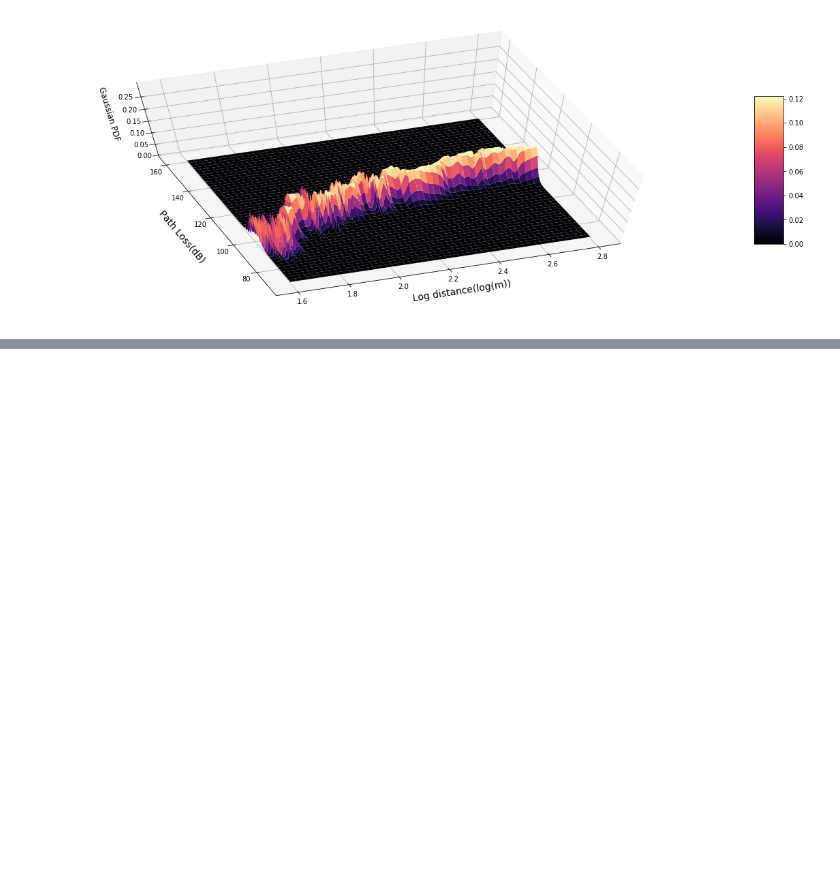
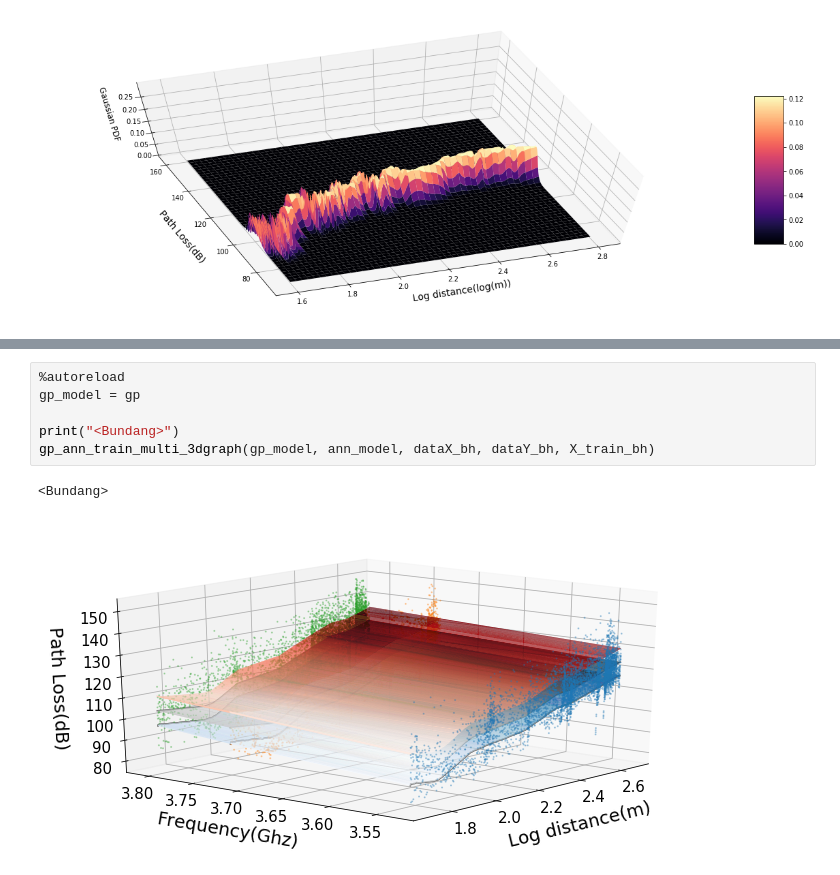
Before and after one commit to chanship72/pathloss, a Jupyter notebook: gaussian_process_noise_analysis.ipynb, the cells around one changed output, grey strips where cells are left out. Drawn from its saved outputs; the diff is of its cells as text; blank space fills up the shorter version.

```diff
--- a/gaussian_process_noise_analysis.ipynb
+++ b/gaussian_process_noise_analysis.ipynb
@@ -187,0 +353,9 @@ Pathloss Noise modeling(3D) - 3.4Ghz Bundang
+# %%
+%autoreload
+gp_model = gp
+
+print("<Bundang>")
+gp_ann_train_multi_3dgraph(gp_model, ann_model, dataX_bh, dataY_bh, X_train_bh)
+# %% [output]
+<Bundang>
+[figure, added]
```
Also changed, not shown: parts of 9 cells of this notebook.
